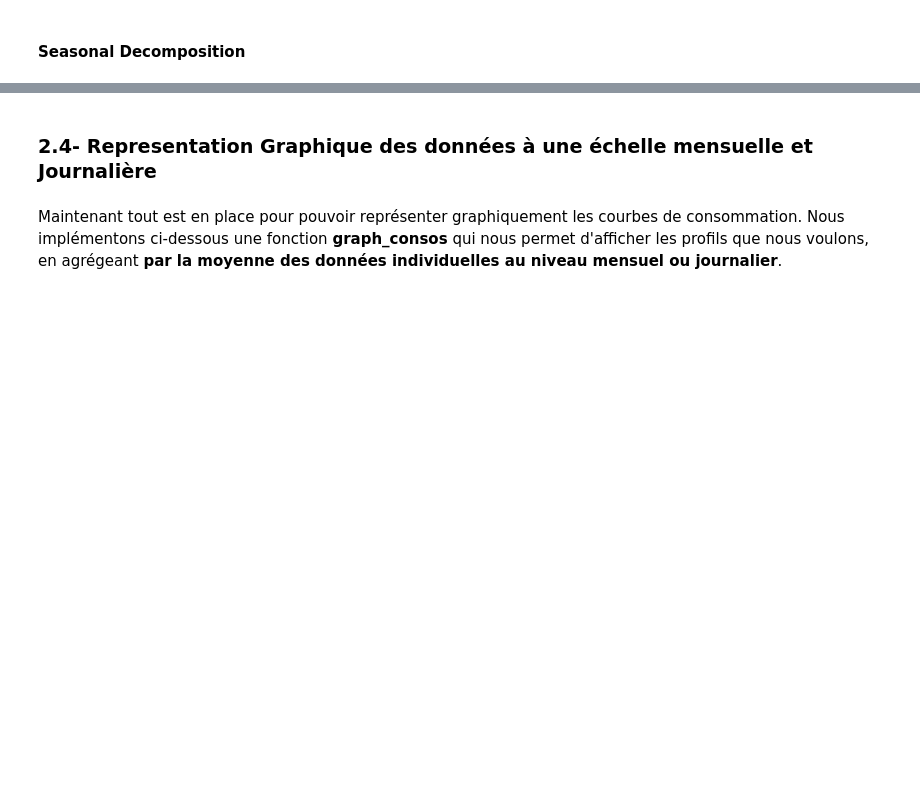
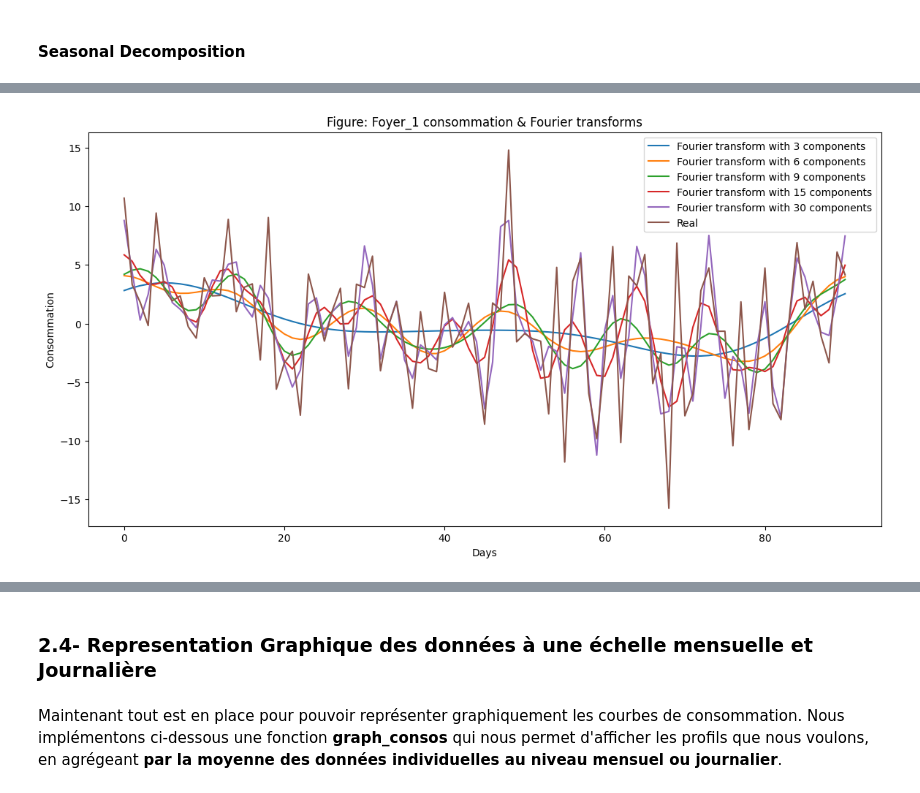
Before and after one commit to labrijisaad/unsupervised-learning-project, a Jupyter notebook: notebooks/LABRIJI.ipynb, the cells around one changed output, grey strips where cells are left out. Cells and saved outputs as stored; diff of their text form; code cells hidden in the pictures; blank space fills up the shorter version.

```diff
--- a/notebooks/LABRIJI.ipynb
+++ b/notebooks/LABRIJI.ipynb
@@ -396,0 +401,12 @@ df.info()dd
+# %%
+# Aggregation journalière des données pour appartements
+df_day = df.copy()
+df_day["Day"] = df_day['Time'].dt.strftime('%Y-%m-%d')
+df_day = df_day.drop(columns=['Time']).groupby(["Day"]).sum().reset_index()
+
+df_to_scale = df_day.set_index("Day")
+from sklearn.preprocessing import StandardScaler
+scaler = StandardScaler()
+df_scaled = scaler.fit_transform(df_to_scale)
+df_scaled = pd.DataFrame(df_scaled)
+df_scaled.describe()
@@ -396,0 +597,9 @@ df.info()dd
+# %%
+data_FT = df_day[['Day', 'appartement_1','appartement_10','appartement_20']]
+
+
+
+appt1_fft = np.fft.fft(np.asarray(data_FT['appartement_1'].tolist()))
+fft_df = pd.DataFrame({'fft':appt1_fft})
+fft_df['absolute'] = fft_df['fft'].apply(lambda x: np.abs(x))
+fft_df['angle'] = fft_df['fft'].apply(lambda x: np.angle(x))
@@ -396,0 +615,15 @@ df.info()dd
+# %%
+plt.figure(figsize=(14, 7), dpi=100)
+fft_list = np.asarray(fft_df['fft'].tolist())
+for num_ in [3, 6, 9, 15,30]:
+    fft_list_m10= np.copy(fft_list);
+    fft_list_m10[num_:-num_]=0
+    plt.plot(np.fft.ifft(fft_list_m10), label='Fourier transform with {} components'.format(num_))
+plt.plot(data_FT['appartement_1'],  label='Real')
+plt.xlabel('Days')
+plt.ylabel('Consommation')
+plt.title('Figure: Foyer_1 consommation & Fourier transforms')
+plt.legend()
+plt.show()
+# %% [output]
+[figure, added]
```
Also changed, not shown: parts of 38 cells of this notebook.
